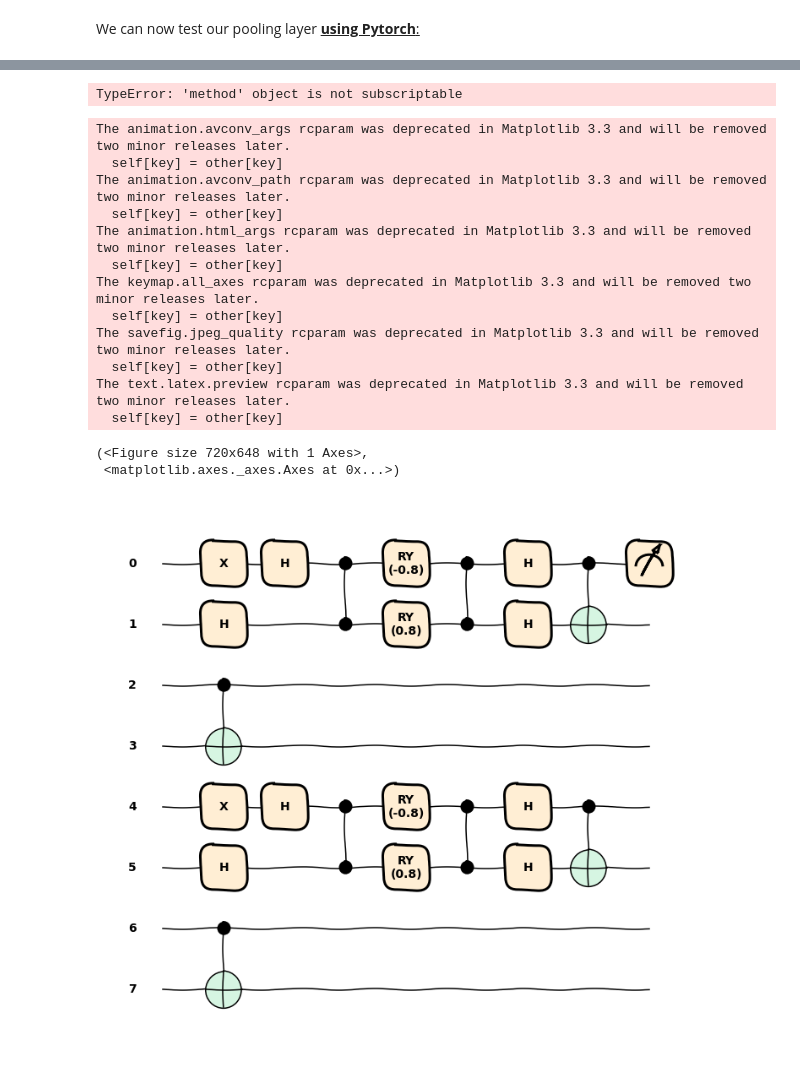
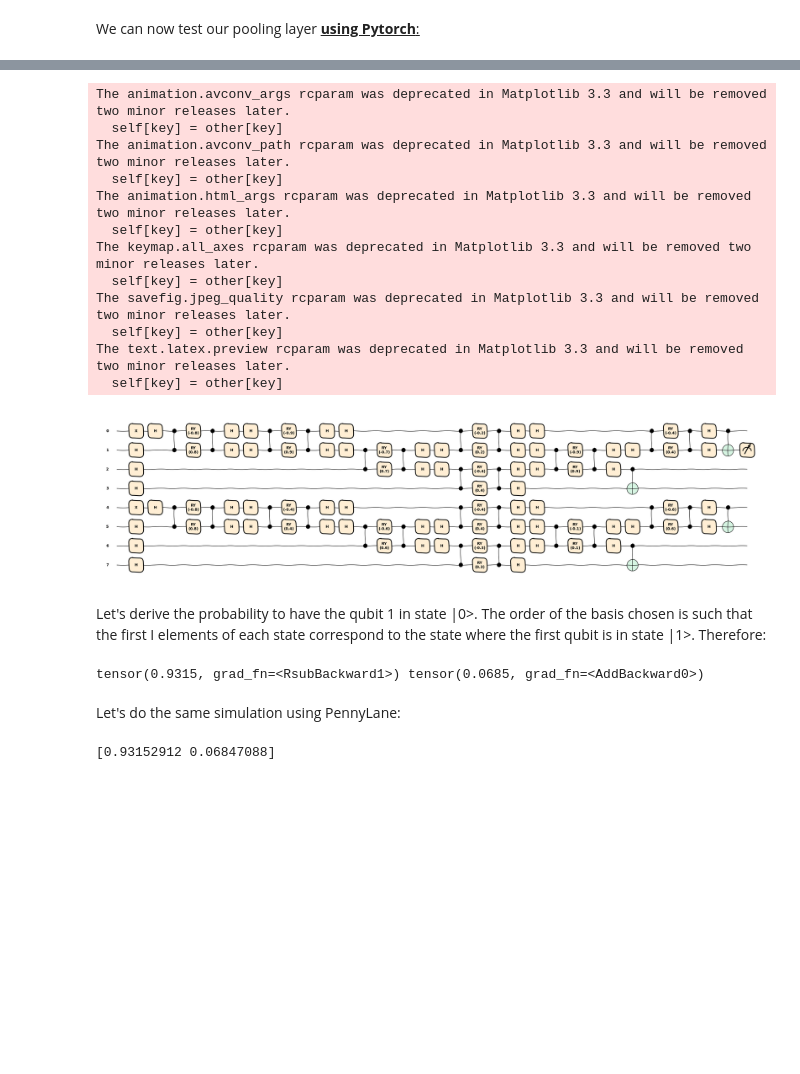
Before and after one commit to ptitbroussou/HW_QCNN, a Jupyter notebook: Notebook_QCNN.ipynb, the cells around one changed output, grey strips where cells are left out. Cells and saved outputs as stored; diff of their text form; code cells hidden in the pictures; blank space fills up the shorter version.

Commit message:
Pooling with mixted state and batches

```diff
--- a/Notebook_QCNN.ipynb
+++ b/Notebook_QCNN.ipynb
@@ -130,6 +131,36 @@ tensor([[-0.0151, -0.0335,  0.0334,  0.0738],
+# %%
+qnode = qml.QNode(Circuit_global, dev)
+qml.draw_mpl(qnode, decimals=1, style="sketch")(angles)
+plt.show()
+# %% [output]
+The animation.avconv_args rcparam was deprecated in Matplotlib 3.3 and will be removed two minor releases later.
+  self[key] = other[key]
+The animation.avconv_path rcparam was deprecated in Matplotlib 3.3 and will be removed two minor releases later.
+  self[key] = other[key]
+The animation.html_args rcparam was deprecated in Matplotlib 3.3 and will be removed two minor releases later.
+  self[key] = other[key]
+The keymap.all_axes rcparam was deprecated in Matplotlib 3.3 and will be removed two minor releases later.
+  self[key] = other[key]
+The savefig.jpeg_quality rcparam was deprecated in Matplotlib 3.3 and will be removed two minor releases later.
+  self[key] = other[key]
+The text.latex.preview rcparam was deprecated in Matplotlib 3.3 and will be removed two minor releases later.
+  self[key] = other[key]
+[figure, added]
+# %% [markdown]
+Let's derive the probability to have the qubit 1 in state |0>. The order of the basis chosen is such that the first I elements of each state correspond to the state where the first qubit is in state |1>. Therefore:
+# %%
+# The first value correspond to the proba to have qubit 1 in state 0, and the second value to have qubit 1 in state 1
+proba_1 = sum([out_model[i][j]**2 for i in range(out_model.shape[0]) for j in range(2)])
+proba_0 = 1 - proba_1
+print(proba_0, proba_1)
+# %% [output]
+tensor(0.9315, grad_fn=<RsubBackward1>) tensor(0.0685, grad_fn=<AddBackward0>)
+# %% [markdown]
+Let's do the same simulation using PennyLane:
 # %%
 ### PennyLane simulation:
-angles = [float(model.modules[0][i]) for i in range(len(model.modules[0]))]
+torch_parameters = list(model[0].parameters())
+angles = [float(torch_parameters[i]) for i in range(len(torch_parameters))]
 
 @qml.qnode(dev)
 def Circuit_global(angles):
@@ -139,27 +170,8 @@ def Circuit_global(angles):
     RBS(4,5, torch.pi/4)
     Conv_RBS_2D(angles, Param_dictionnary, list_gates)
     Pool_2D([i for i in range(n)])
-    return qml.probs(0)
+    return qml.probs(1)
 
-print(Circuit_global(torch.pi/4))
+print(Circuit_global(angles))
 # %% [output]
-TypeError: 'method' object is not subscriptable
+[0.93152912 0.06847088]
-# %%
-qnode = qml.QNode(Circuit_global, dev)
-qml.draw_mpl(qnode, decimals=1, style="sketch")(torch.pi/4)
-# %% [output]
-The animation.avconv_args rcparam was deprecated in Matplotlib 3.3 and will be removed two minor releases later.
-  self[key] = other[key]
-The animation.avconv_path rcparam was deprecated in Matplotlib 3.3 and will be removed two minor releases later.
-  self[key] = other[key]
-The animation.html_args rcparam was deprecated in Matplotlib 3.3 and will be removed two minor releases later.
-  self[key] = other[key]
-The keymap.all_axes rcparam was deprecated in Matplotlib 3.3 and will be removed two minor releases later.
-  self[key] = other[key]
-The savefig.jpeg_quality rcparam was deprecated in Matplotlib 3.3 and will be removed two minor releases later.
-  self[key] = other[key]
-The text.latex.preview rcparam was deprecated in Matplotlib 3.3 and will be removed two minor releases later.
-  self[key] = other[key]
-(<Figure size 720x648 with 1 Axes>,
- <matplotlib.axes._axes.Axes at 0x...>)
-[figure, removed]
```
Also changed, not shown: parts of 4 cells of this notebook, 2 other files.
